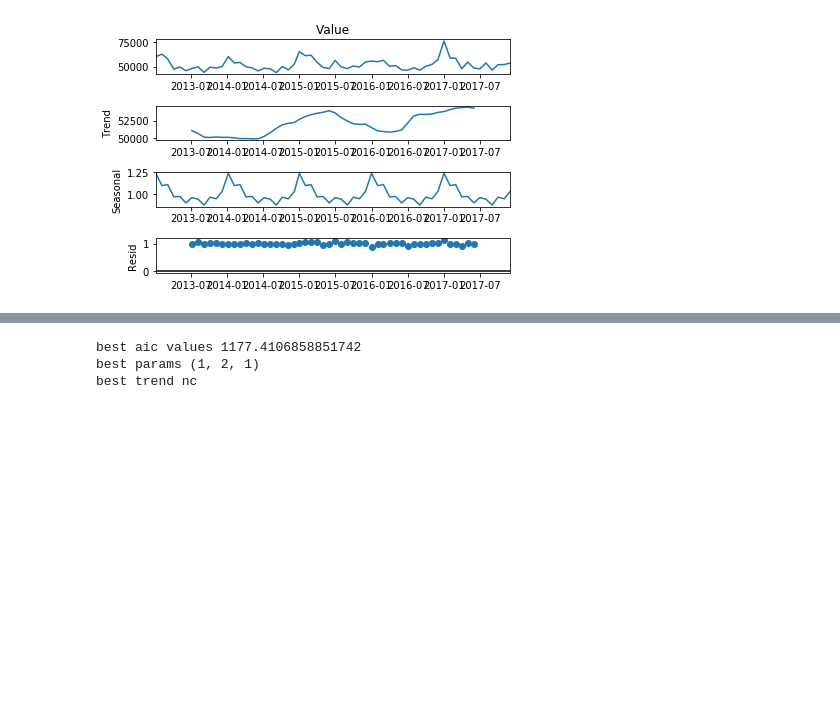
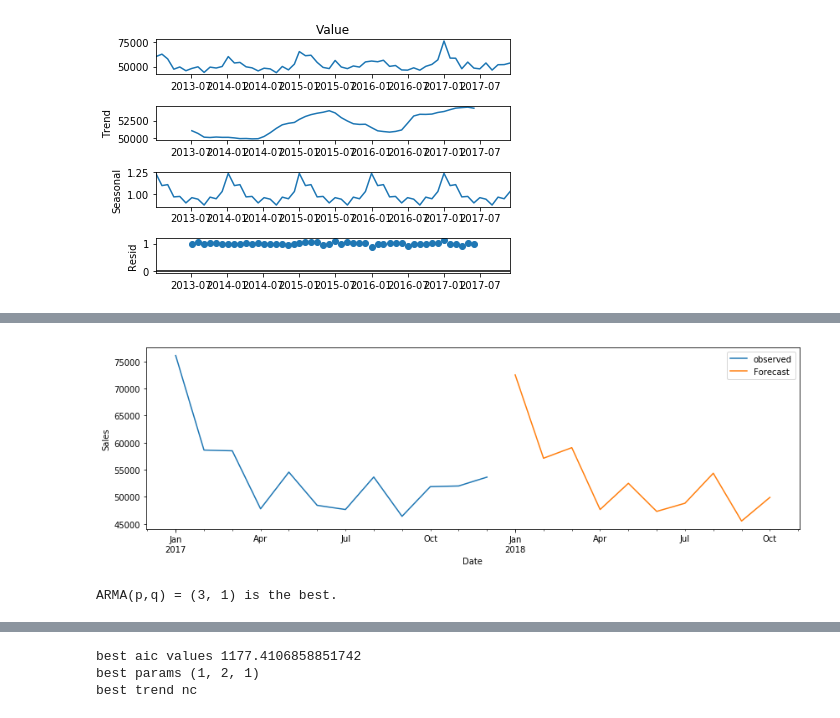
Before and after one commit to janrth/covid19_mortality, a Jupyter notebook: cvd19_mortality.ipynb, the cells around one changed output, grey strips where cells are left out. Cells and saved outputs as stored; diff of their text form; code cells hidden in the pictures; blank space fills up the shorter version.

```diff
--- a/cvd19_mortality.ipynb
+++ b/cvd19_mortality.ipynb
@@ -238,0 +287,17 @@ result.plot()
+# %%
+pred_uc = results.get_forecast(steps=10)
+pred_ci = pred_uc.conf_int()
+ax = series_time.Value[start:end].plot(label='observed', figsize=(14, 4))
+pred_uc.predicted_mean.plot(ax=ax, label='Forecast')
+
+ax.set_xlabel('Date')
+ax.set_ylabel('Sales')
+plt.legend()
+plt.show()
+# %% [output]
+[figure, added]
+# %%
+resDiff = sm.tsa.arma_order_select_ic(series_time, max_ar = 7, max_ma = 7, ic = 'aic', trend = 'c')
+print('ARMA(p,q) =',resDiff['aic_min_order'],'is the best.')
+# %% [output]
+ARMA(p,q) = (3, 1) is the best.
```
Also changed, not shown: parts of 14 cells of this notebook.
